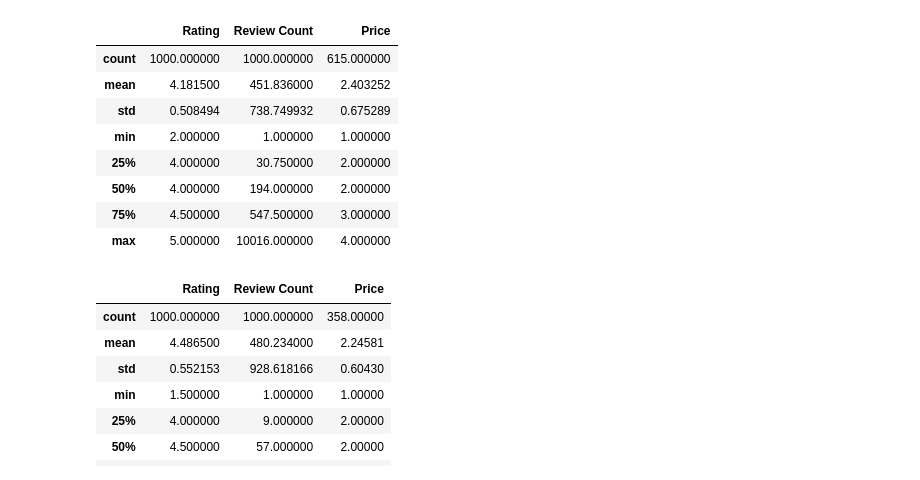
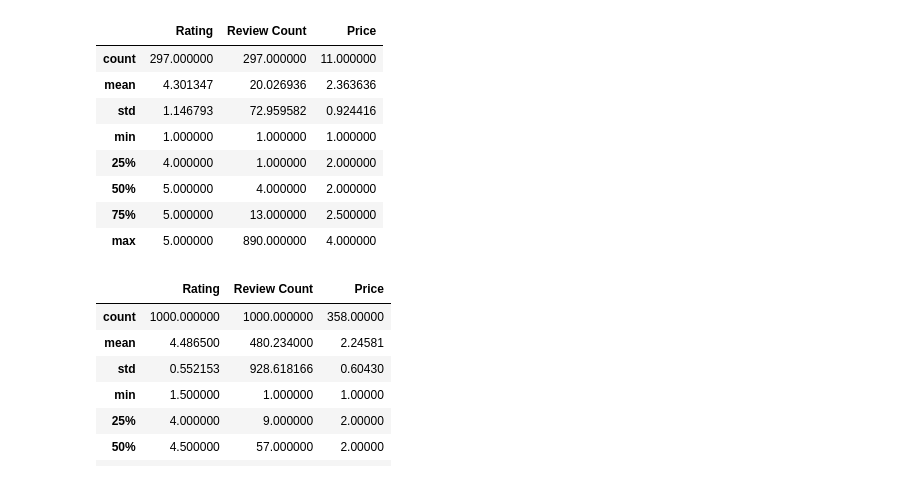
Before and after one commit to mike-flanagan/Yelp_Jake_Mike_Phase_1, a Jupyter notebook: Visualization_Analysis_Mike_Merge_Safe.ipynb, the cells around one changed output. Cells and saved outputs as stored; diff of their text form; code cells hidden in the pictures.

```diff
--- a/Visualization_Analysis_Mike_Merge_Safe.ipynb
+++ b/Visualization_Analysis_Mike_Merge_Safe.ipynb
@@ -10,6 +10,10 @@ import seaborn as sns
 import matplotlib.pyplot as plt
 
 %matplotlib inline
+# %%
+df_fp_ny = pd.read_csv('database/Film Production_NYC_database.csv')
+df_fp_la = pd.read_csv('database/Film Production_Los Angeles_database.csv')
+# df_fp_ga = pd.read_csv('database/Film Production_Atlanta_database.csv')
 # %%
 df_prod_ny = pd.read_csv('database/Production House_New York_database.csv')
 df_prod_la = pd.read_csv('database/Production House_Los Angeles_database.csv')
@@ -59,22 +35,22 @@ df_fer_la_reviews = pd.read_csv('database/Film Equipment Rental_Los Angeles_revi
 # %%
-df_prod_ny.describe()
+df_fp_ny.describe()
 # '''
 # More money in NYC than LA, not by much
 # Could be impacted by amount of places that have price listed
 # Competition and Property value are things to keep in mind
 # Slightly larger range in NYC than LA, but mostly modest-high cost range (std)
 
 # '''
 # %% [output]
 |  | Rating | Review Count | Price |
-| count | 1000.000000 | 1000.000000 | 615.000000 |
-| mean | 4.181500 | 451.836000 | 2.403252 |
-| std | 0.508494 | 738.749932 | 0.675289 |
-| min | 2.000000 | 1.000000 | 1.000000 |
-| 25% | 4.000000 | 30.750000 | 2.000000 |
-| 50% | 4.000000 | 194.000000 | 2.000000 |
-| 75% | 4.500000 | 547.500000 | 3.000000 |
-| max | 5.000000 | 10016.000000 | 4.000000 |
+| count | 297.000000 | 297.000000 | 11.000000 |
+| mean | 4.301347 | 20.026936 | 2.363636 |
+| std | 1.146793 | 72.959582 | 0.924416 |
+| min | 1.000000 | 1.000000 | 1.000000 |
+| 25% | 4.000000 | 1.000000 | 2.000000 |
+| 50% | 5.000000 | 4.000000 | 2.000000 |
+| 75% | 5.000000 | 13.000000 | 2.500000 |
+| max | 5.000000 | 890.000000 | 4.000000 |
 # %%
 df_prod_la.describe()
 # '''
```
Also changed, not shown: parts of 5 cells of this notebook, 9 other files.
